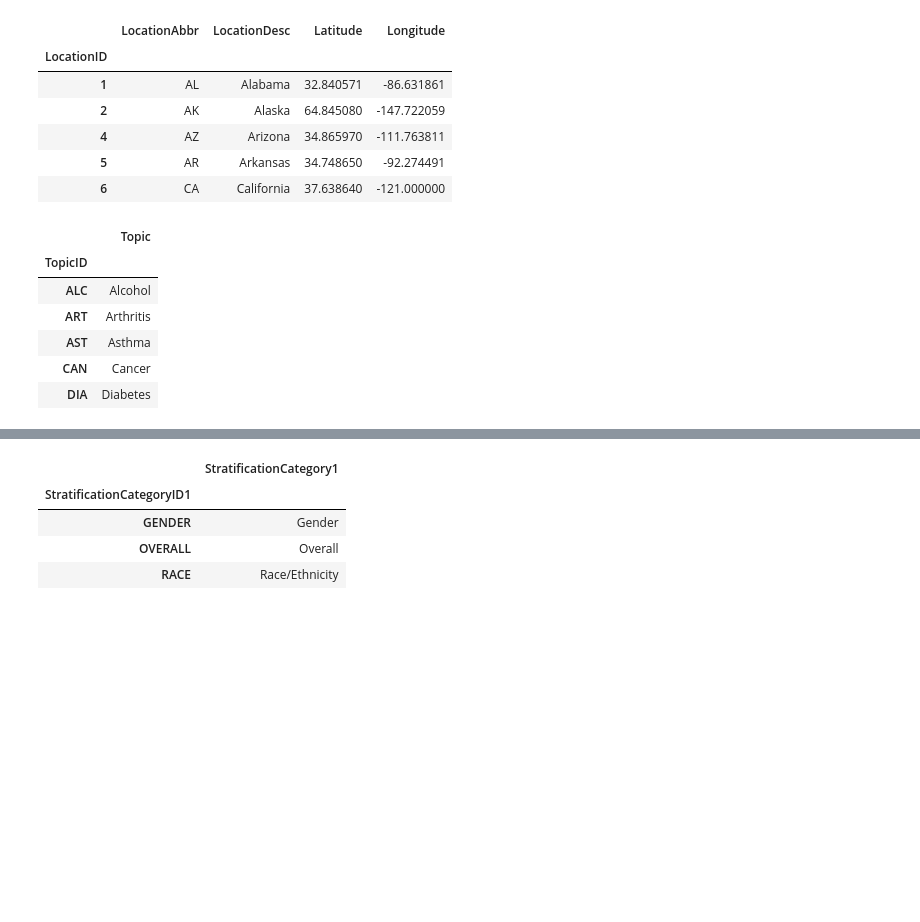
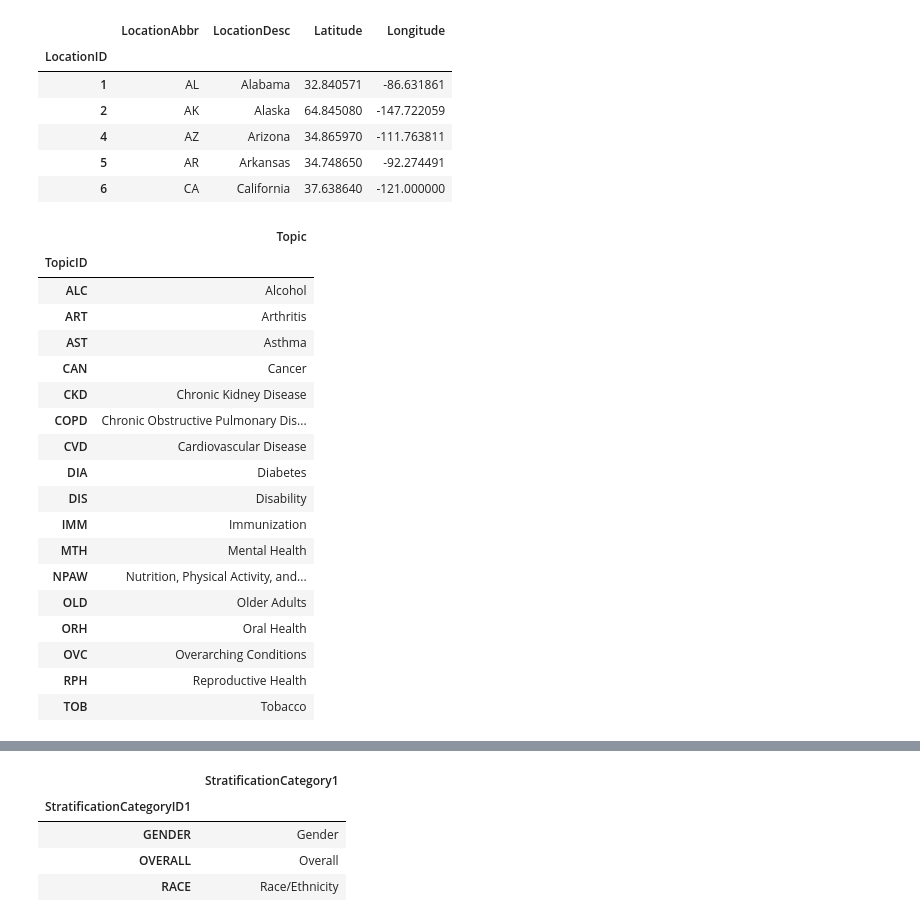
Before and after one commit to dkjer/data150labs, a Jupyter notebook: Explore Chronic Disease Data.ipynb, the cells around one changed output, grey strips where cells are left out. Cells and saved outputs as stored; diff of their text form; code cells hidden in the pictures; blank space fills up the shorter version.

```diff
--- a/Explore Chronic Disease Data.ipynb
+++ b/Explore Chronic Disease Data.ipynb
@@ -30,11 +30,11 @@ usecols = ['YearStart', 'YearEnd', 'LocationAbbr', 'LocationDesc', 'DataSource',
 
 df = pd.read_csv("U.S._Chronic_Disease_Indicators__CDI_.csv", usecols=usecols, dtype={
     'DataValue'                 : 'object',
-    'StratificationCategoryID1' : 'category',
-    'StratificationID1'         : 'category',
-    'DataValueTypeID'           : 'category',
-    'QuestionID'                : 'category',
-    'TopicID'                   : 'category',
+#    'StratificationCategoryID1' : 'category',
+#    'StratificationID1'         : 'category',
+#    'DataValueTypeID'           : 'category',
+#    'QuestionID'                : 'category',
+#    'TopicID'                   : 'category',
 })
 
 df.head()
@@ -67,15 +68,27 @@ dfLocs.head()
 # %%
 # Extract topic attributes into a topic table.
 dfTopics = df[['TopicID', 'Topic']].groupby('TopicID').first()
-dfTopics.head()
+dfTopics
 # %% [output]
 |  | Topic |
 | TopicID |  |
 | ALC | Alcohol |
 | ART | Arthritis |
 | AST | Asthma |
 | CAN | Cancer |
+| CKD | Chronic Kidney Disease |
+| COPD | Chronic Obstructive Pulmonary Dis... |
+| CVD | Cardiovascular Disease |
 | DIA | Diabetes |
+| DIS | Disability |
+| IMM | Immunization |
+| MTH | Mental Health |
+| NPAW | Nutrition, Physical Activity, and... |
+| OLD | Older Adults |
+| ORH | Oral Health |
+| OVC | Overarching Conditions |
+| RPH | Reproductive Health |
+| TOB | Tobacco |
 # %%
 # Extract question attributes into a question table.
 dfQuestions = df[['QuestionID', 'Question']].groupby('QuestionID').first()
```
Also changed, not shown: parts of 6 cells of this notebook.
